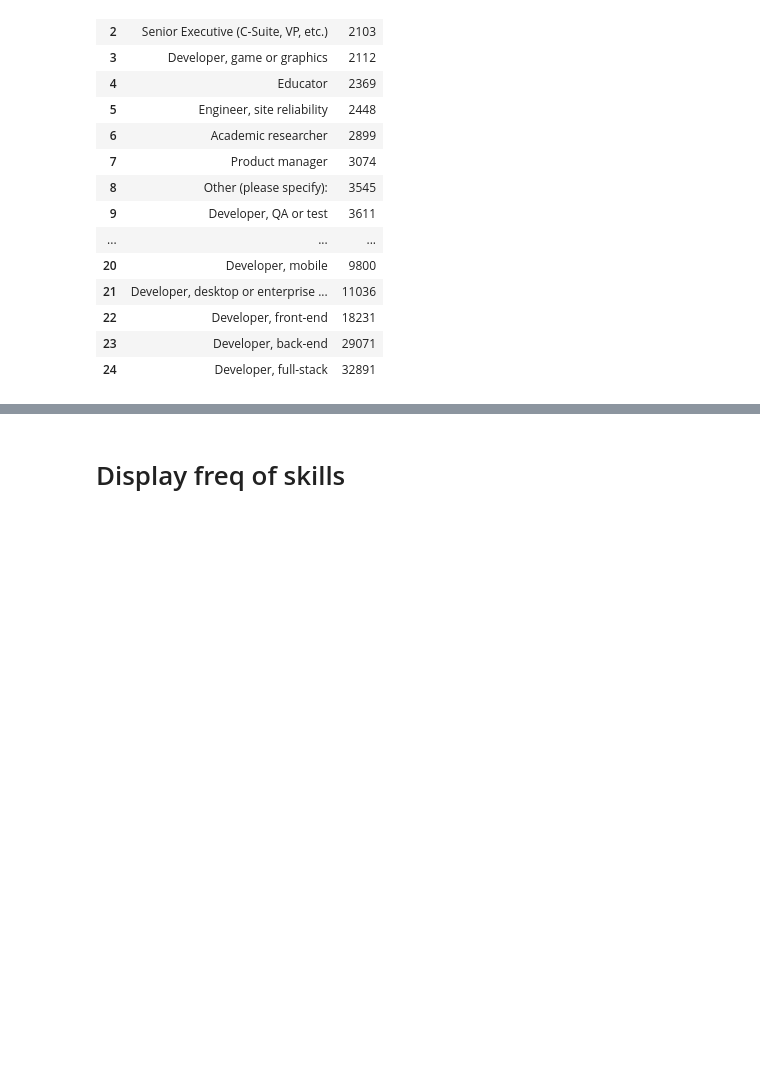
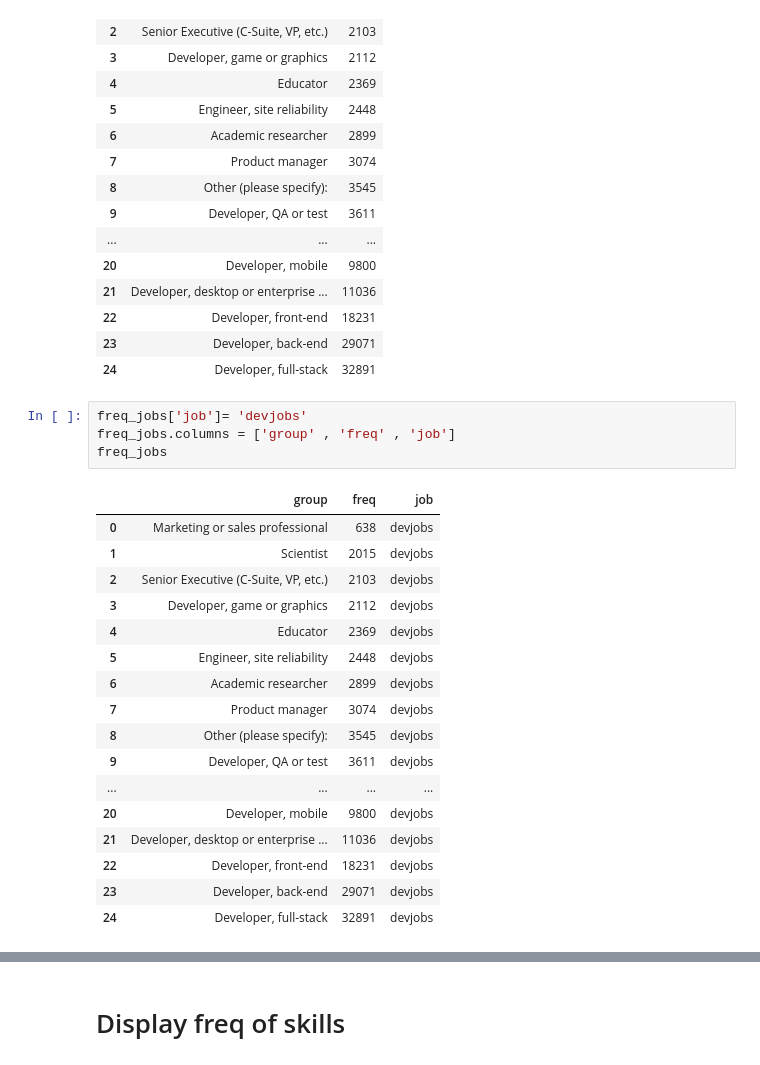
Before and after one commit to omar-shaaban742001/Tech2Job-Predictor-system, a Jupyter notebook: notebooks/02_analytics.ipynb, the cells around one changed output, grey strips where cells are left out. Cells and saved outputs as stored; diff of their text form; blank space fills up the shorter version.

```diff
--- a/notebooks/02_analytics.ipynb
+++ b/notebooks/02_analytics.ipynb
@@ -120,3 +117,25 @@ freq_jobs
 | 22 | Developer, front-end | 18231 |
 | 23 | Developer, back-end | 29071 |
 | 24 | Developer, full-stack | 32891 |
+# %%
+freq_jobs['job']= 'devjobs'
+freq_jobs.columns = ['group' , 'freq' , 'job']
+freq_jobs
+# %% [output]
+|  | group | freq | job |
+| 0 | Marketing or sales professional | 638 | devjobs |
+| 1 | Scientist | 2015 | devjobs |
+| 2 | Senior Executive (C-Suite, VP, etc.) | 2103 | devjobs |
+| 3 | Developer, game or graphics | 2112 | devjobs |
+| 4 | Educator | 2369 | devjobs |
+| 5 | Engineer, site reliability | 2448 | devjobs |
+| 6 | Academic researcher | 2899 | devjobs |
+| 7 | Product manager | 3074 | devjobs |
+| 8 | Other (please specify): | 3545 | devjobs |
+| 9 | Developer, QA or test | 3611 | devjobs |
+| ... | ... | ... | ... |
+| 20 | Developer, mobile | 9800 | devjobs |
+| 21 | Developer, desktop or enterprise ... | 11036 | devjobs |
+| 22 | Developer, front-end | 18231 | devjobs |
+| 23 | Developer, back-end | 29071 | devjobs |
+| 24 | Developer, full-stack | 32891 | devjobs |
```
Also changed, not shown: parts of 14 cells of this notebook, 1 other file.
